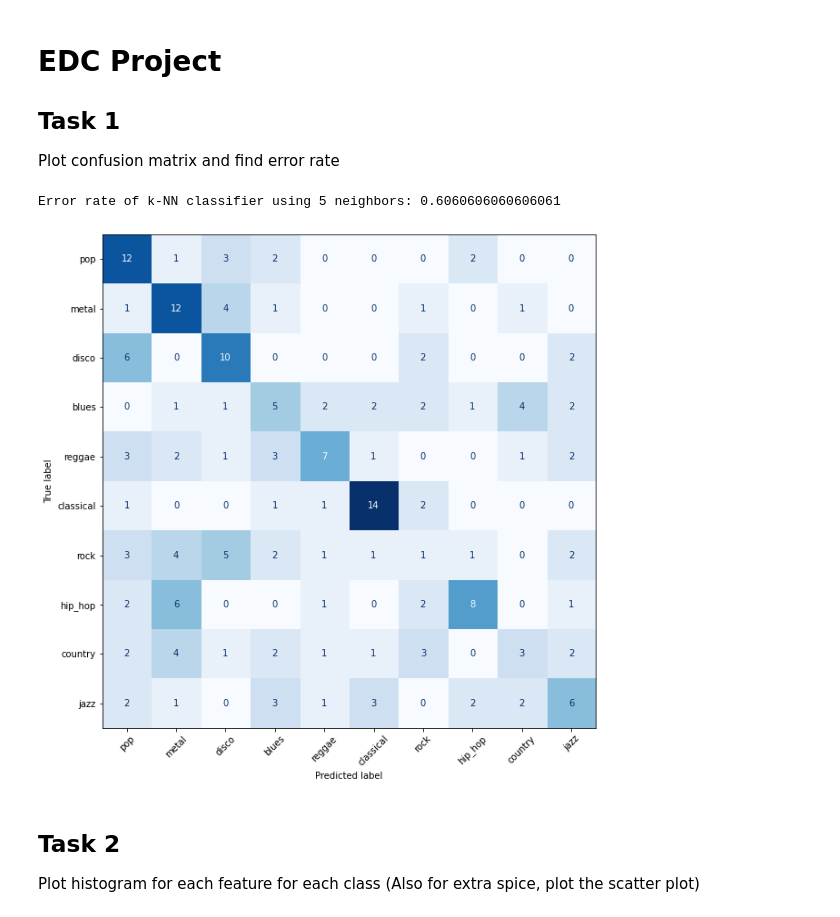
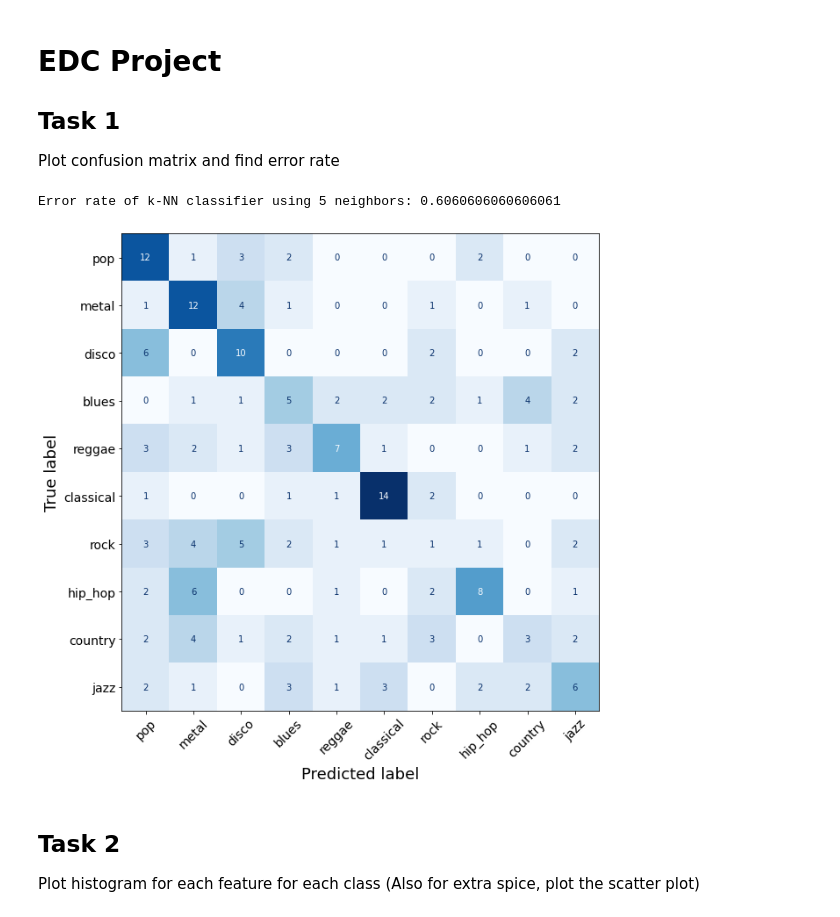
Before and after one commit to VNaas/EDC_project, a Jupyter notebook: edc_notebook.ipynb, the cells around one changed output. Drawn from its saved outputs; the diff is of its cells as text; code cells hidden in the pictures.

```diff
--- a/edc_notebook.ipynb
+++ b/edc_notebook.ipynb
@@ -5,25 +5,32 @@ Plot confusion matrix and find error rate
 # %%
 import numpy as np
 import matplotlib.pyplot as plt
 import pandas as pd
 import seaborn as sns
 from IPython.display import display
-from no_pipeline import Dataset
+from dataset import Dataset
 from sklearn.model_selection import KFold, cross_val_score
 from sklearn.neighbors       import KNeighborsClassifier
 from sklearn.svm import SVC
+import matplotlib
+
+matplotlib.rc('axes', titlesize=18)
+matplotlib.rc('axes', labelsize=18)
+matplotlib.rc('xtick', labelsize = 14)
+matplotlib.rc('ytick', labelsize = 14)
+matplotlib.rc('legend', fontsize = 14)
 
 filename = 'Classification music/GenreClassData_30s.txt'
 feat = ['spectral_centroid_mean', 'spectral_rolloff_mean', 'mfcc_1_mean', 'tempo']
 genre_data = Dataset(filename , 5, feat, None)
 
 genre_data.scale()
 error_rate = genre_data.classify(method = 'knn',conf_matrix = True)
 print("Error rate of k-NN classifier using 5 neighbors:", error_rate)
 plt.show()
 # %% [output]
 Error rate of k-NN classifier using 5 neighbors: 0.6060606060606061
-[figure, old version]
+[figure, new version]
 # %% [markdown]
 ## Task 2
 Plot histogram for each feature for each class
```
Also changed, not shown: parts of 12 cells of this notebook, 39 other files.
